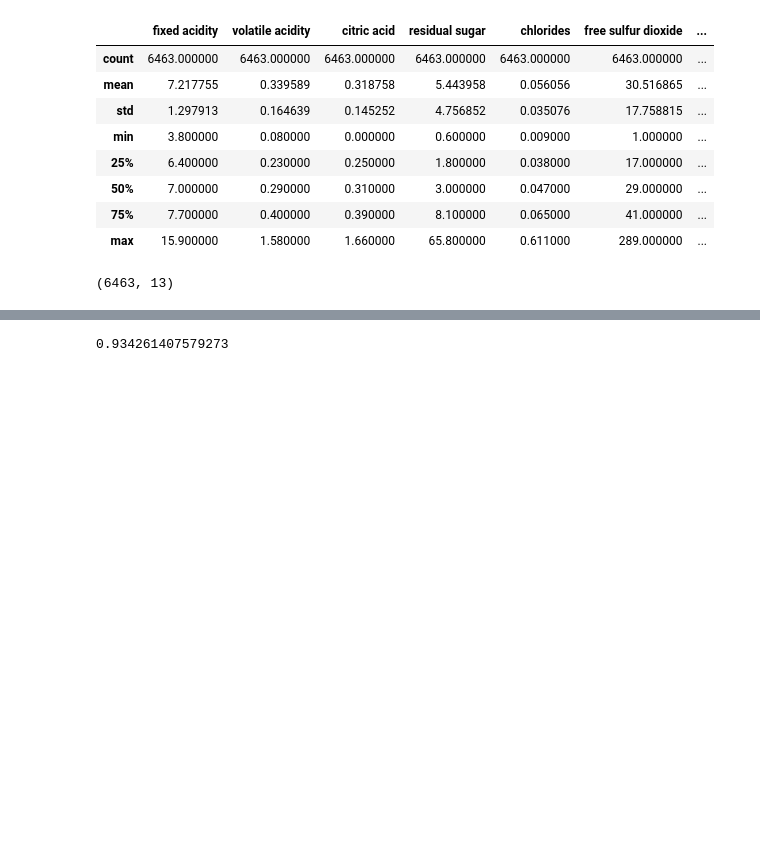
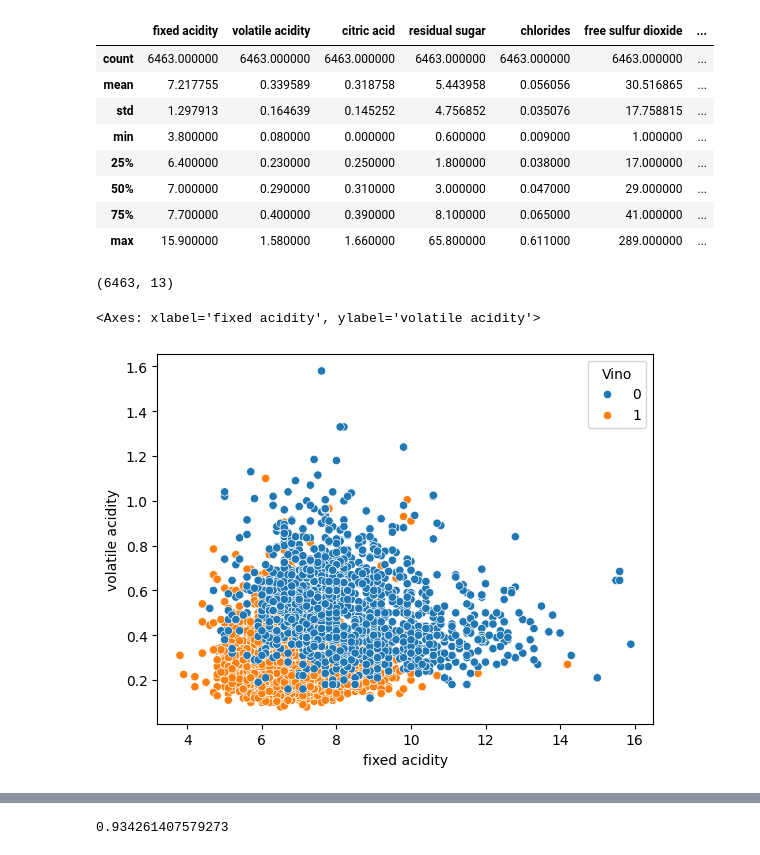
Before and after one commit to coyolxahuqui/Tareas-UIC, a Jupyter notebook: S3MSV.ipynb, the cells around one changed output, grey strips where cells are left out. Saved outputs shown, nothing was run; the diff lists cells and outputs as text; code cells hidden in the pictures; blank space fills up the shorter version.

```diff
--- a/S3MSV.ipynb
+++ b/S3MSV.ipynb
@@ -115,3 +123,8 @@ y = datos["Vino"]
+# %%
+sb.scatterplot(x="fixed acidity", y="volatile acidity", data=datos, hue="Vino")
+# %% [output]
+<Axes: xlabel='fixed acidity', ylabel='volatile acidity'>
+[figure, added]
 # %%
 from sklearn.model_selection import train_test_split
 X_ent, X_pru, y_ent, y_pru = train_test_split(X, y, test_size=.2)
```
Also changed, not shown: parts of 12 cells of this notebook.
